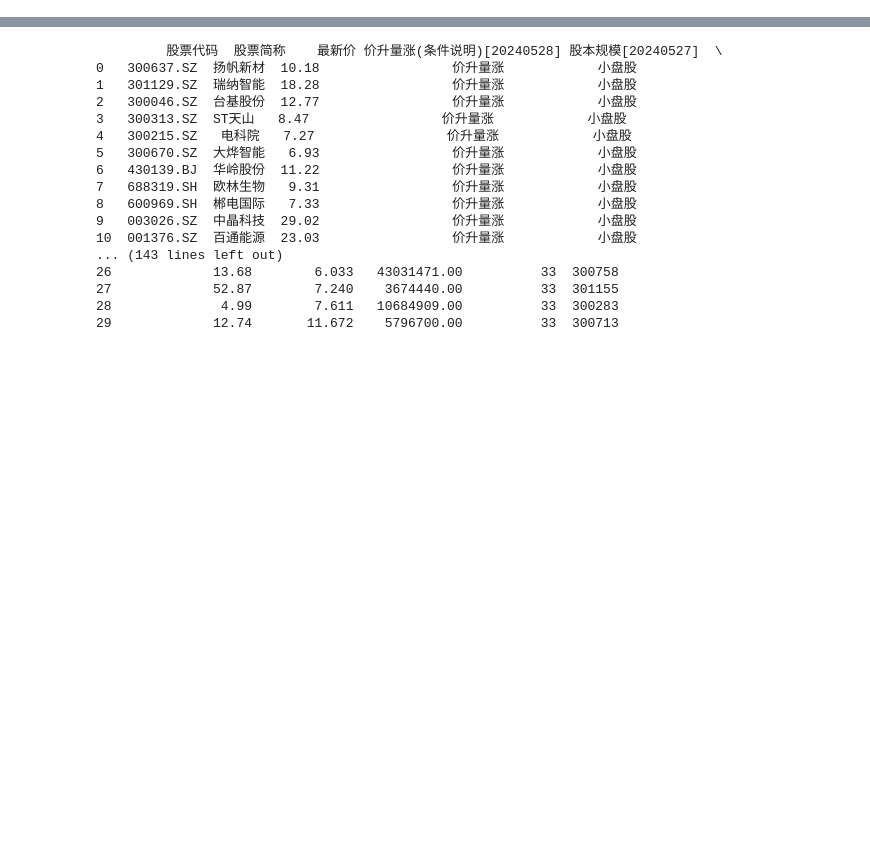
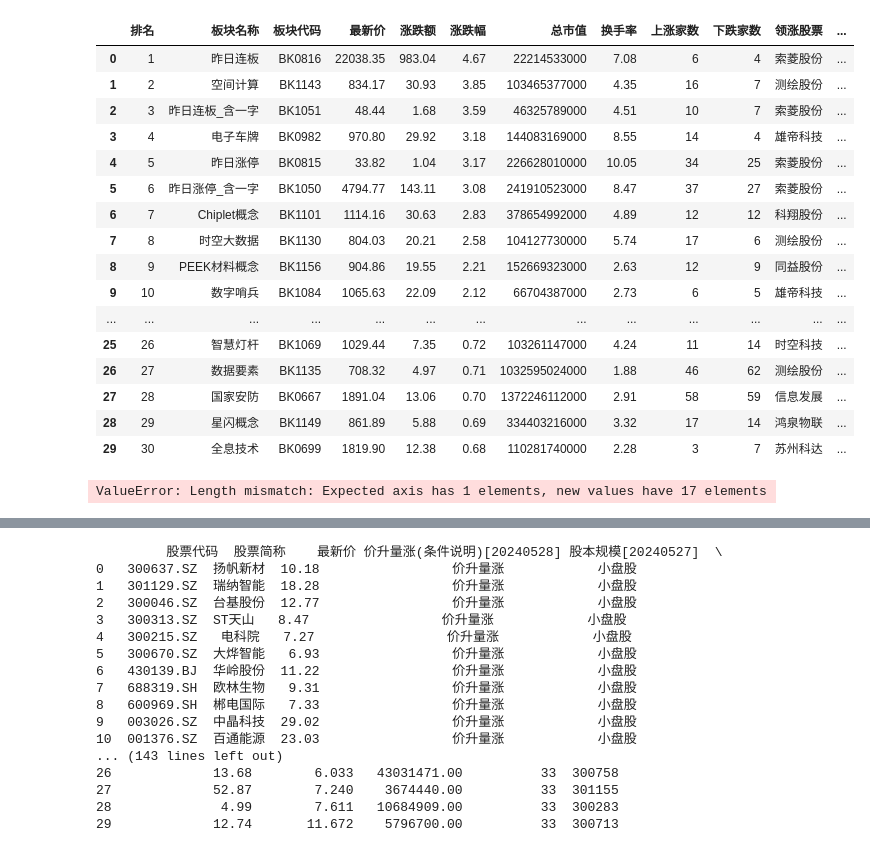
Before and after one commit to ten2net/Sequoia, a Jupyter notebook: 1.ipynb, the cells around one changed output, grey strips where cells are left out. Cells and saved outputs as stored; diff of their text form; code cells hidden in the pictures; blank space fills up the shorter version.

```diff
--- a/1.ipynb
+++ b/1.ipynb
@@ -2,0 +111,7 @@ import pywencai
+# %%
+import akshare as ak
+import datetime
+
+stock_board_concept_name_em_df = ak.stock_board_concept_name_em()
+stock_board_concept_name_em_df['日期'] = datetime.datetime.today().strftime("%Y-%m-%d")# 添加操作日期列
+top_10_sectors = stock_board_concept_name_em_df.head(30)  # 获取前10个
@@ -2,0 +120,20 @@ import pywencai
+# %%
+top_10_sectors
+# %% [output]
+|  | 排名 | 板块名称 | 板块代码 | 最新价 | 涨跌额 | 涨跌幅 | 总市值 | 换手率 | 上涨家数 | 下跌家数 | 领涨股票 | ... |
+| 0 | 1 | 昨日连板 | BK0816 | 22038.35 | 983.04 | 4.67 | 22214533000 | 7.08 | 6 | 4 | 索菱股份 | ... |
+| 1 | 2 | 空间计算 | BK1143 | 834.17 | 30.93 | 3.85 | 103465377000 | 4.35 | 16 | 7 | 测绘股份 | ... |
+| 2 | 3 | 昨日连板_含一字 | BK1051 | 48.44 | 1.68 | 3.59 | 46325789000 | 4.51 | 10 | 7 | 索菱股份 | ... |
+| 3 | 4 | 电子车牌 | BK0982 | 970.80 | 29.92 | 3.18 | 144083169000 | 8.55 | 14 | 4 | 雄帝科技 | ... |
+| 4 | 5 | 昨日涨停 | BK0815 | 33.82 | 1.04 | 3.17 | 226628010000 | 10.05 | 34 | 25 | 索菱股份 | ... |
+| 5 | 6 | 昨日涨停_含一字 | BK1050 | 4794.77 | 143.11 | 3.08 | 241910523000 | 8.47 | 37 | 27 | 索菱股份 | ... |
+| 6 | 7 | Chiplet概念 | BK1101 | 1114.16 | 30.63 | 2.83 | 378654992000 | 4.89 | 12 | 12 | 科翔股份 | ... |
+| 7 | 8 | 时空大数据 | BK1130 | 804.03 | 20.21 | 2.58 | 104127730000 | 5.74 | 17 | 6 | 测绘股份 | ... |
+| 8 | 9 | PEEK材料概念 | BK1156 | 904.86 | 19.55 | 2.21 | 152669323000 | 2.63 | 12 | 9 | 同益股份 | ... |
+| 9 | 10 | 数字哨兵 | BK1084 | 1065.63 | 22.09 | 2.12 | 66704387000 | 2.73 | 6 | 5 | 雄帝科技 | ... |
+| ... | ... | ... | ... | ... | ... | ... | ... | ... | ... | ... | ... | ... |
+| 25 | 26 | 智慧灯杆 | BK1069 | 1029.44 | 7.35 | 0.72 | 103261147000 | 4.24 | 11 | 14 | 时空科技 | ... |
+| 26 | 27 | 数据要素 | BK1135 | 708.32 | 4.97 | 0.71 | 1032595024000 | 1.88 | 46 | 62 | 测绘股份 | ... |
+| 27 | 28 | 国家安防 | BK0667 | 1891.04 | 13.06 | 0.70 | 1372246112000 | 2.91 | 58 | 59 | 信息发展 | ... |
+| 28 | 29 | 星闪概念 | BK1149 | 861.89 | 5.88 | 0.69 | 334403216000 | 3.32 | 17 | 14 | 鸿泉物联 | ... |
+| 29 | 30 | 全息技术 | BK0699 | 1819.90 | 12.38 | 0.68 | 110281740000 | 2.28 | 3 | 7 | 苏州科达 | ... |
@@ -2,0 +145,50 @@ import pywencai
+# %%
+import akshare as ak
+import xlsxwriter
+import pandas as pd
+
+pd.set_option('display.max_rows', None)  # 设置显示无限制行
+pd.set_option('display.max_columns', None)  # 设置显示无限制列
+pd.set_option('display.width', None)  # 自动检测控制台的宽度
+pd.set_option('display.max_colwidth', 50)  # 设置列的最大宽度为50
+
+date ="20240509"
+df = ak.stock_zt_pool_em(date)
+df['流通市值'] = round(df['流通市值']/100000000)
+df['换手率']=round(df['换手率'])
+spath = f"./{date}涨停.xlsx"
+#print(df)
+df.to_excel(spath, engine='xlsxwriter')
+
+selected_columns = ['代码', '名称', '最新价','流通市值', '换手率', '连板数','所属行业']
+jj_df = df[selected_columns]
+
+# 按照'连板数'列进行降序排序
+sorted_temp_df = jj_df.sort_values(by='连板数', ascending=False)
+# 输出排序后的DataFrame
+#print(sorted_temp_df)
+sorted_temp_df_path = f"./{date}涨停排序.xlsx"
+sorted_temp_df.to_excel(sorted_temp_df_path, engine='xlsxwriter')
+
+
+# 创建一个dataframe的副本
+temp_df = jj_df.copy()
+
+# 计算每个行业出现的频率，并储存在一个字典中
+industry_count = temp_df['所属行业'].value_counts().to_dict()
+
+# 使用.loc操作符添加一个新列，列的值是每个行业的频率
+temp_df.loc[:,'industry_count'] = temp_df['所属行业'].map(industry_count)
+
+# 按照行业数量降序排列，如果行业数量相同，按照行业名称升序排列，然后按照连板数降序排列
+sorted_industry_df = temp_df.sort_values(by=['industry_count', '所属行业', '连板数'], ascending=[False, True, False])
+
+# 打印排序后的dataframe
+#print(sorted_industry_df)
+# 删除临时的 'industry_count' 列，以保持原始dataframe的结构
+temp_df = temp_df.drop(['industry_count'], axis=1)
+
+temp_path = f"./{date}涨停行业排序.xlsx"
+sorted_industry_df.to_excel(temp_path, engine='xlsxwriter')
+# %% [output]
+ValueError: Length mismatch: Expected axis has 1 elements, new values have 17 elements
```
Also changed, not shown: parts of 21 cells of this notebook, 4 other files.
